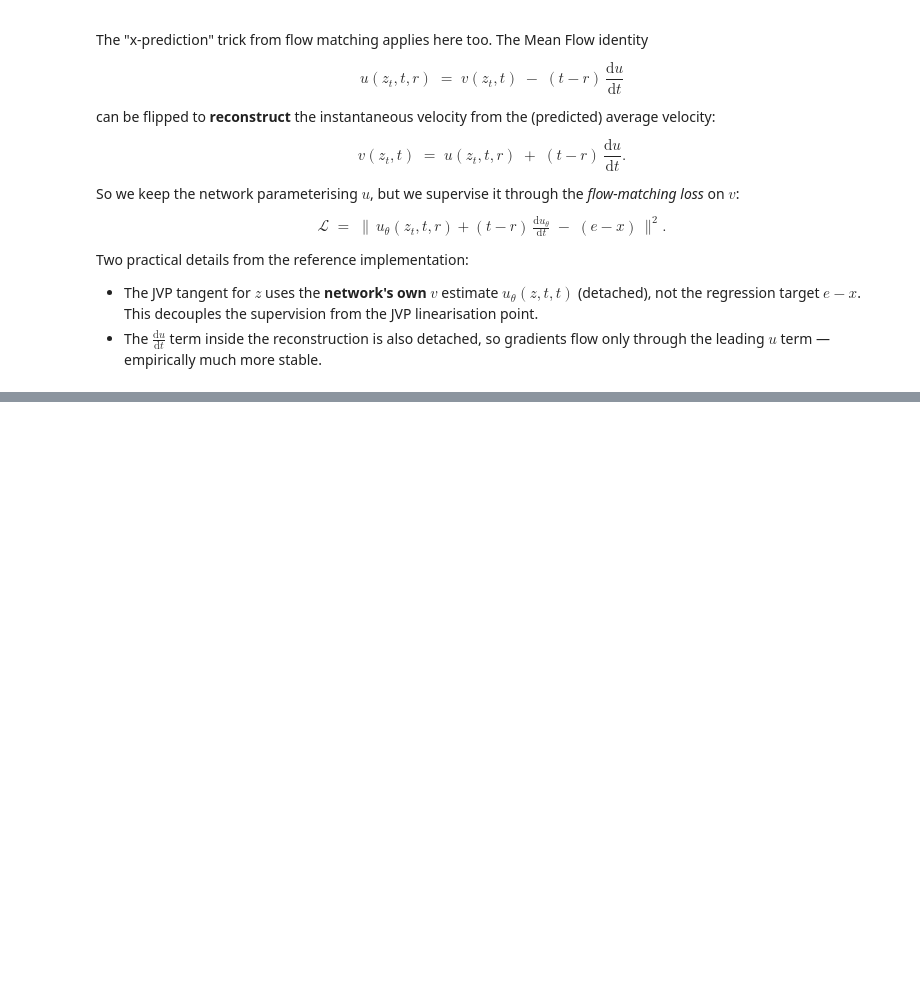
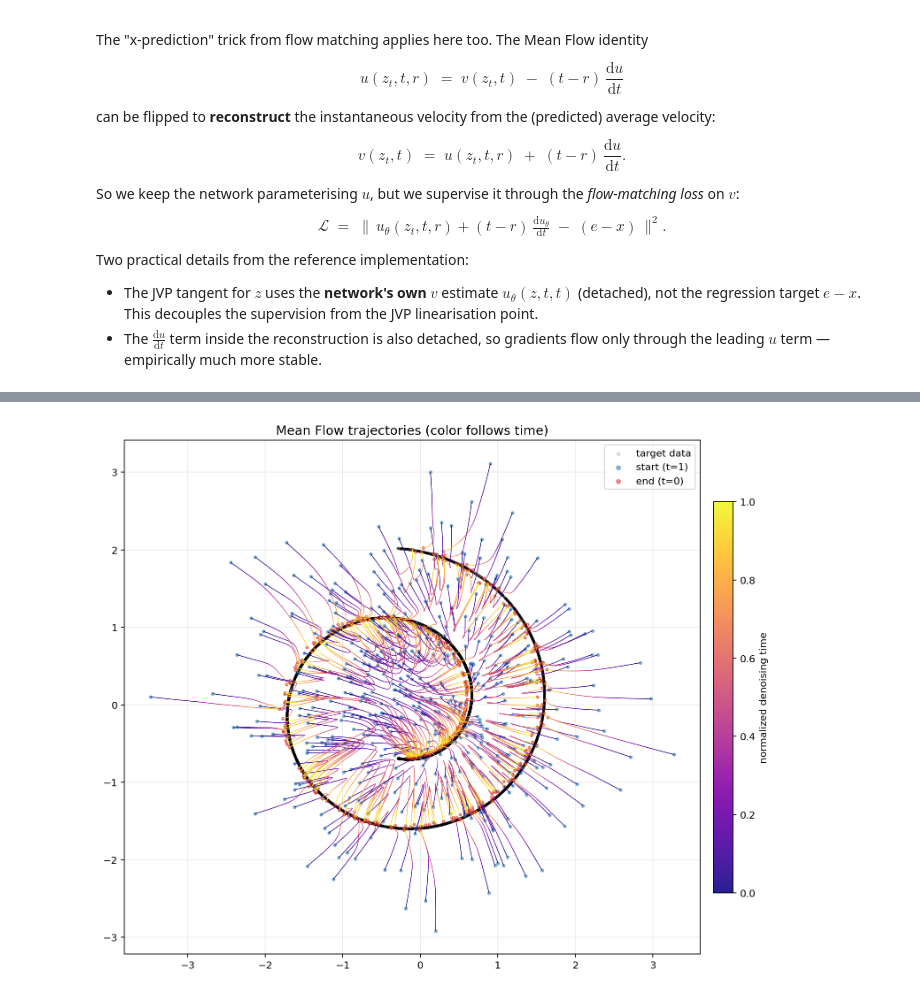
Before and after one commit to etienne87/diffusion_tutorials, a Jupyter notebook: notebooks/mean_flow.ipynb, the cells around one changed output, grey strips where cells are left out. Cells and saved outputs as stored; diff of their text form; code cells hidden in the pictures; blank space fills up the shorter version.

```diff
--- a/notebooks/mean_flow.ipynb
+++ b/notebooks/mean_flow.ipynb
@@ -468,0 +390,14 @@ plt.show()
+# %%
+from common_viz import animate_flow
+
+animate_flow(
+    model_imf,
+    generate_samples_meanflow,
+    train_set,
+    n_samples=500,
+    n_steps=80,
+    cmap='plasma',
+    title='Mean Flow trajectories (color follows time)',
+)
+# %% [output]
+[figure, added]
```
Also changed, not shown: parts of 7 cells of this notebook, 4 other files.
